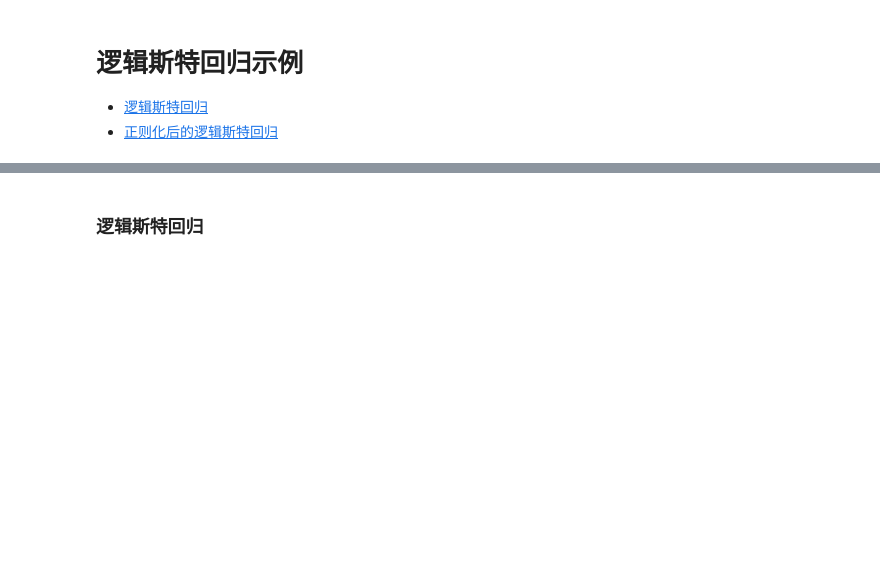
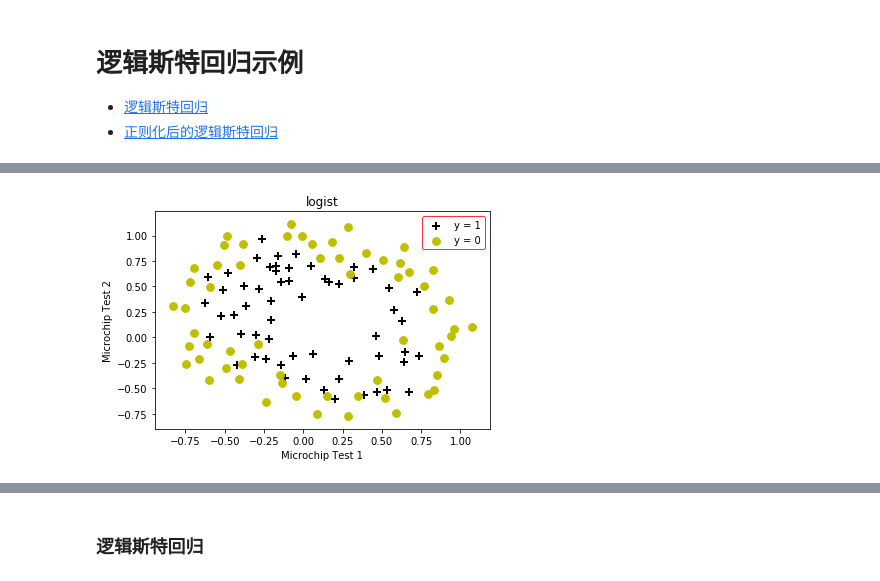
Before and after one commit to shaocj/ML, a Jupyter notebook: 5/logistic_regression_example.ipynb, the cells around one changed output, grey strips where cells are left out. Drawn from its saved outputs; the diff is of its cells as text; code cells hidden in the pictures; blank space fills up the shorter version.

```diff
--- a/5/logistic_regression_example.ipynb
+++ b/5/logistic_regression_example.ipynb
@@ -129,0 +114,88 @@ Grad:
+# %%
+#### 加正则化的逻辑回归
+import numpy as np
+import matplotlib.pyplot as plt
+from sklearn.preprocessing import PolynomialFeatures
+def loaddata(file, delimeter):
+    data = np.loadtxt(file, delimiter=delimeter)
+    #print('Dimensions: ',data.shape)
+    #print(data[1:6,:])
+    return(data)
+data2 = loaddata('data2.txt',',')
+#print(data2)
+def plotData(data, label_x, label_y, label_pos, label_neg, title,axes=None):
+    # 获得正负样本的下标(即哪些是正样本，哪些是负样本)
+    neg = data[:,2] == 0
+    pos = data[:,2] == 1
+    #print(neg)
+
+    if axes == None:
+        axes = plt.gca()
+    axes.scatter(data[pos][:,0], data[pos][:,1], marker='+', c='k',s=60,  linewidth=2, label=label_pos)
+    #print(data[pos][:,:2])
+    axes.scatter(data[neg][:,0], data[neg][:,1], c='y', s=60, label=label_neg)
+    #print(data[pos][:,1])
+    axes.set_xlabel(label_x)
+    axes.set_ylabel(label_y)
+    axes.set_title(title)
+    axes.legend(frameon= True, fancybox = True,edgecolor = 'r')
+    #axes.legend()
+    #plt.grid()
+    #plt.show()
+plotData(data2, 'Microchip Test 1', 'Microchip Test 2', 'y = 1', 'y = 0','logist')
+##做一下特征映射，生成多项式特征，最高的次数为6
+poly = PolynomialFeatures(6)
+XX = poly.fit_transform(data2[:,0:2])
+print(XX.shape)
+y = np.c_[data2[:,2]]
+#XX
+## 带正则化项的损失函数
+def costFunctionReg(theta, reg, *args):
+    m = y.size
+    h = sigmoid(XX.dot(theta))
+   # print(h.shape)
+    #print(m)
+    J = -1*(1/m)*(np.log(h).T.dot(y)+np.log(1-h).T.dot(1-y)) + (reg/(2*m))*np.sum(np.square(theta[1:]))
+    #print(J)
+
+    if np.isnan(J[0]):
+        return(np.inf)
+    return(J[0])
+def gradientReg(theta, reg, *args):
+    m = y.size
+    h = sigmoid(XX.dot(theta.reshape(-1,1)))
+
+    grad = (1/m)*XX.T.dot(h-y) + (reg/m)*np.r_[[[0]],theta[1:].reshape(-1,1)]
+
+    return(grad.flatten())
+initial_theta = np.zeros(XX.shape[1])
+#print(XX.shape[1])
+costFunctionReg(initial_theta, 1, XX, y)
+
+
+fig, axes = plt.subplots(1,3, sharey = True, figsize=(17,5))
+
+# 决策边界，咱们分别来看看正则化系数lambda太大太小分别会出现什么情况
+# Lambda = 0 : 就是没有正则化，这样的话，就过拟合咯
+# Lambda = 1 : 这才是正确的打开方式
+# Lambda = 100 : 卧槽，正则化项太激进，导致基本就没拟合出决策边界
+
+for i, C in enumerate([0, 1, 100]):
+    # 最优化 costFunctionReg
+    res2 = minimize(costFunctionReg, initial_theta, args=(C, XX, y), method=None, jac=gradientReg, options={'maxiter':3000})
+
+    # 准确率
+    accuracy = 100*sum(predict(res2.x, XX) == y.ravel())/y.size
+
+    # 对X,y的散列绘图
+    plotData(data2, 'Microchip Test 1', 'Microchip Test 2', 'y = 1', 'y = 0', axes.flatten()[i])
+
+    # 画出决策边界
+    x1_min, x1_max = X[:,0].min(), X[:,0].max(),
+    x2_min, x2_max = X[:,1].min(), X[:,1].max(),
+    xx1, xx2 = np.meshgrid(np.linspace(x1_min, x1_max), np.linspace(x2_min, x2_max))
+    h = sigmoid(poly.fit_transform(np.c_[xx1.ravel(), xx2.ravel()]).dot(res2.x))
+    h = h.reshape(xx1.shape)
+    axes.flatten()[i].contour(xx1, xx2, h, [0.5], linewidths=1, colors='g');
+    axes.flatten()[i].set_title('Train accuracy {}% with Lambda = {}'.format(np.round(accuracy, decimals=2), C))
+# %% [output]
@@ -129,0 +203 @@ Grad:
+[figure, added]
```
Also changed, not shown: parts of 4 cells of this notebook.
